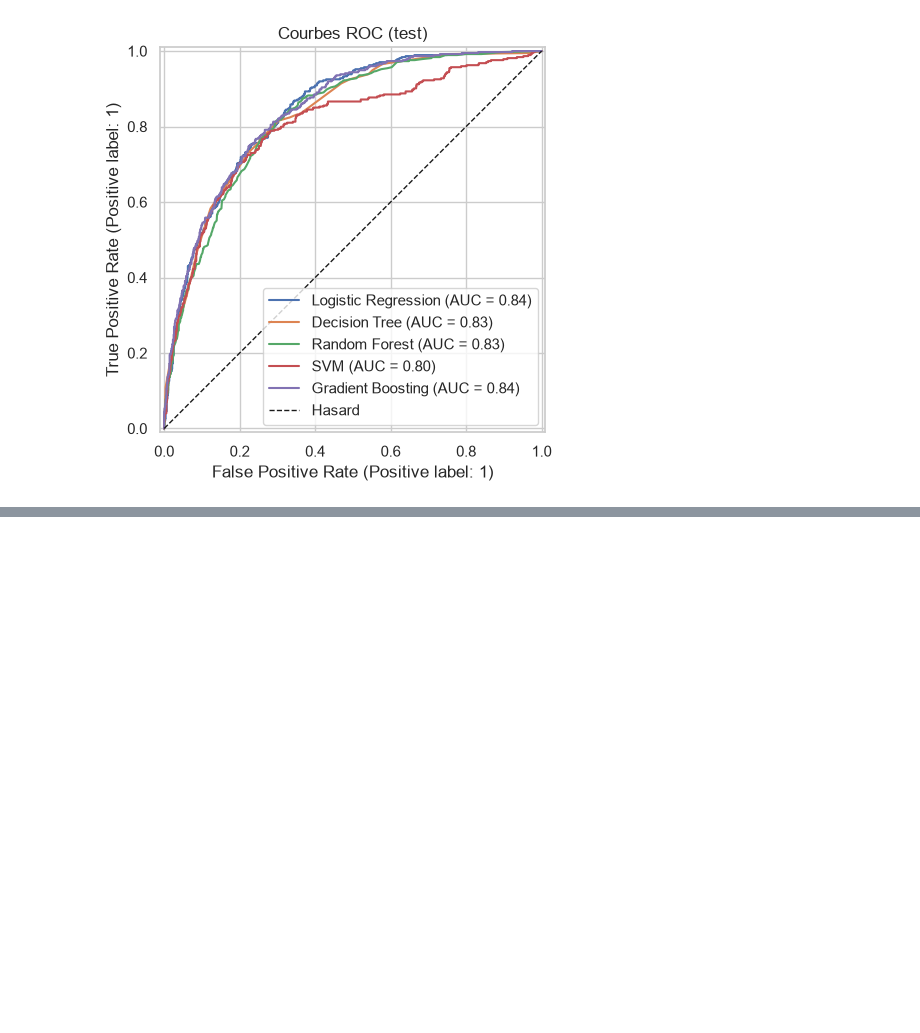
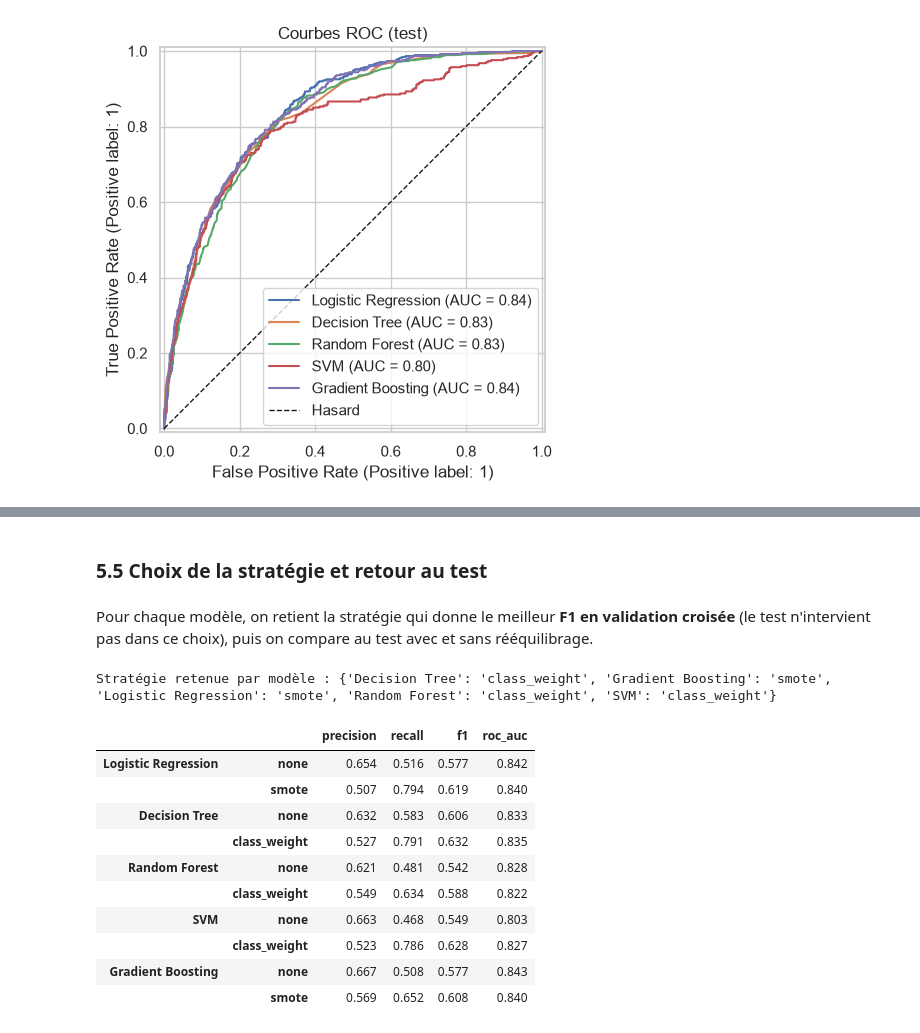
Before and after one commit to mohamed-elhamdaoui/Telecom-Churn-ML, a Jupyter notebook: notebooks/03_classification_5_modeles.ipynb, the cells around one changed output, grey strips where cells are left out. Cells and saved outputs as stored; diff of their text form; code cells hidden in the pictures; blank space fills up the shorter version.

```diff
--- a/notebooks/03_classification_5_modeles.ipynb
+++ b/notebooks/03_classification_5_modeles.ipynb
@@ -125,0 +320,30 @@ plot_roc(fitted, X_test, y_test)
+# %% [markdown]
+### 5.5 Choix de la stratégie et retour au test
+# %% [markdown]
+Pour chaque modèle, on retient la stratégie qui donne le meilleur **F1 en validation croisée** (le test n'intervient pas dans ce choix), puis on compare au test avec et sans rééquilibrage.
+# %%
+best_strategy = (all_cv.loc[all_cv.groupby("model")["f1"].idxmax()]
+                 .set_index("model")["strategy"].to_dict())
+print("Stratégie retenue par modèle :", best_strategy)
+
+fitted_best = {f"{n} ({best_strategy[n]})": build_pipeline(n, best_strategy[n]).fit(X_train, y_train)
+               for n in MODEL_NAMES}
+
+rows = {}
+for n in MODEL_NAMES:
+    rows[(n, "none")] = test_metrics(fitted[n], X_test, y_test)
+    rows[(n, best_strategy[n])] = test_metrics(fitted_best[f"{n} ({best_strategy[n]})"], X_test, y_test)
+pd.DataFrame(rows).T[["precision", "recall", "f1", "roc_auc"]].round(3)
+# %% [output]
+Stratégie retenue par modèle : {'Decision Tree': 'class_weight', 'Gradient Boosting': 'smote', 'Logistic Regression': 'smote', 'Random Forest': 'class_weight', 'SVM': 'class_weight'}
+|  |  | precision | recall | f1 | roc_auc |
+| Logistic Regression | none | 0.654 | 0.516 | 0.577 | 0.842 |
+|  | smote | 0.507 | 0.794 | 0.619 | 0.840 |
+| Decision Tree | none | 0.632 | 0.583 | 0.606 | 0.833 |
+|  | class_weight | 0.527 | 0.791 | 0.632 | 0.835 |
+| Random Forest | none | 0.621 | 0.481 | 0.542 | 0.828 |
+|  | class_weight | 0.549 | 0.634 | 0.588 | 0.822 |
+| SVM | none | 0.663 | 0.468 | 0.549 | 0.803 |
+|  | class_weight | 0.523 | 0.786 | 0.628 | 0.827 |
+| Gradient Boosting | none | 0.667 | 0.508 | 0.577 | 0.843 |
+|  | smote | 0.569 | 0.652 | 0.608 | 0.840 |
```
Also changed, not shown: parts of 28 cells of this notebook.
